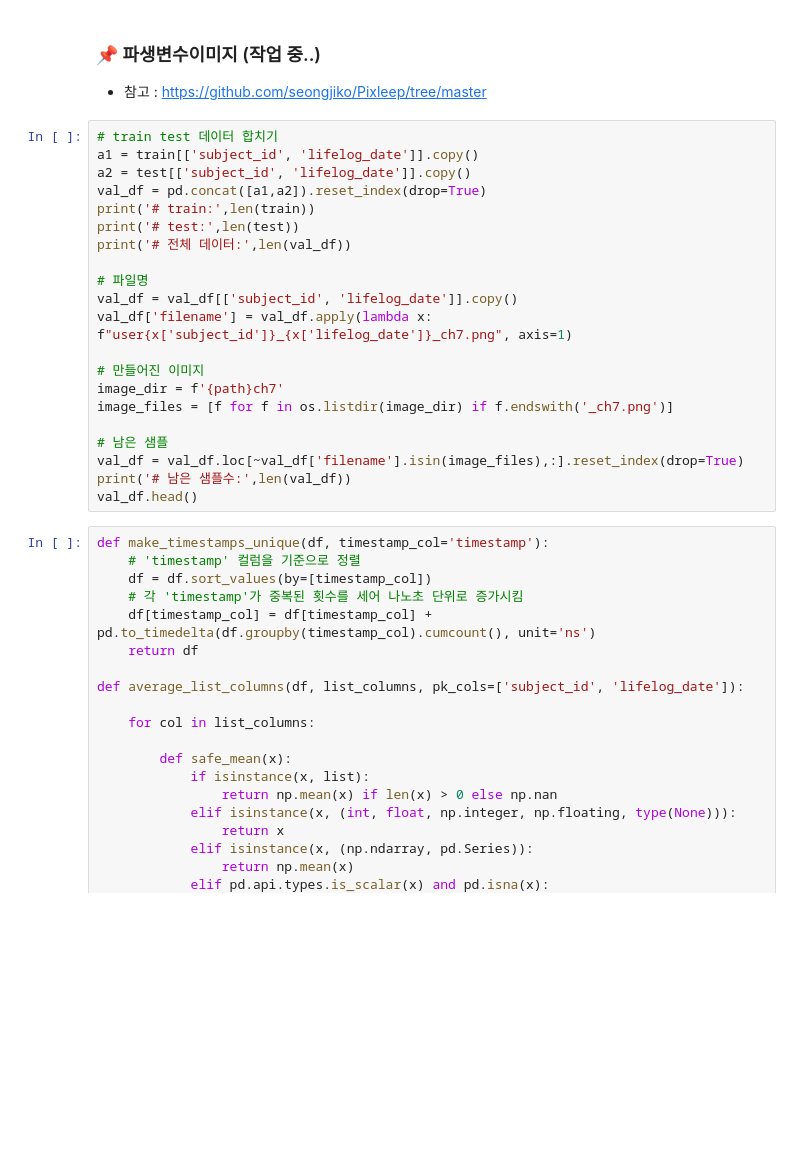
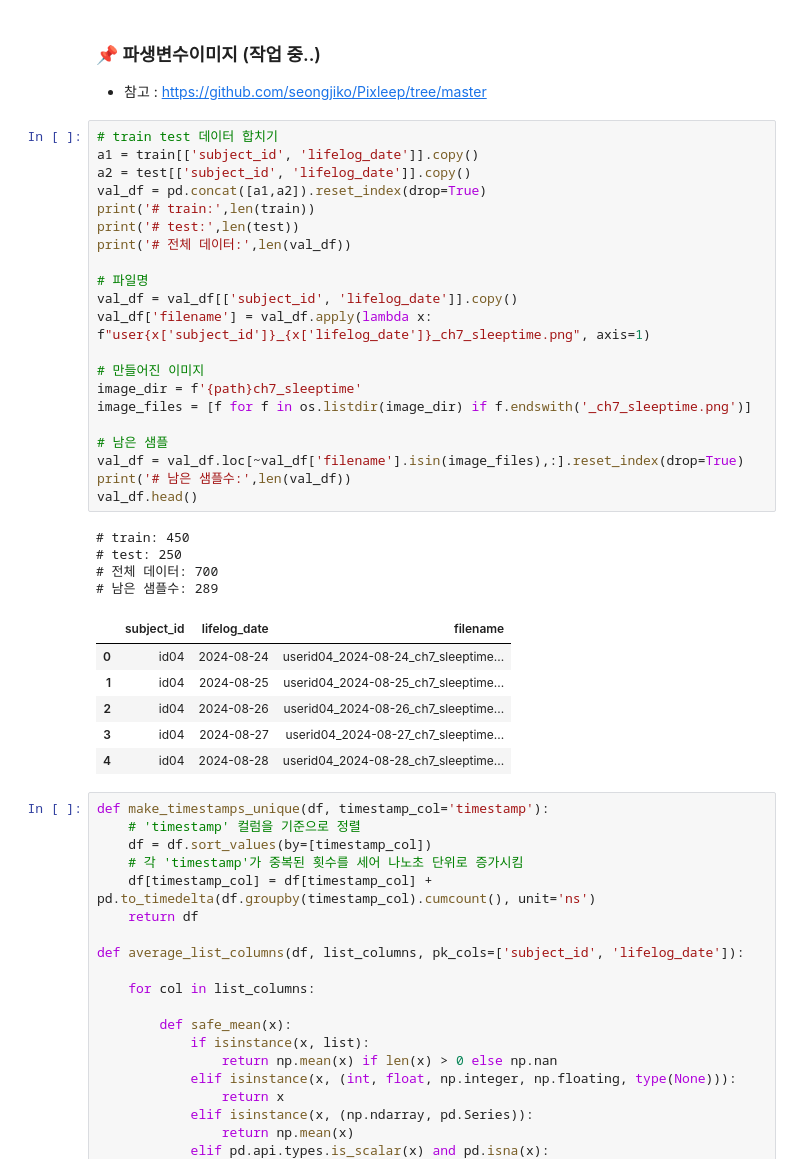
Before and after one commit to jacobgreen4477/The-4th-ETRI-AI-Human-Understanding-Competition, a Jupyter notebook: 이미지_실험2_v1_0_1.ipynb, the cells around one changed output. Cells and saved outputs as stored; diff of their text form; blank space fills up the shorter version.

```diff
--- a/이미지_실험2_v1_0_1.ipynb
+++ b/이미지_실험2_v1_0_1.ipynb
@@ -1708,24 +1726,35 @@ train.head(1)
 # %%
 # train test 데이터 합치기
 a1 = train[['subject_id', 'lifelog_date']].copy()
 a2 = test[['subject_id', 'lifelog_date']].copy()
 val_df = pd.concat([a1,a2]).reset_index(drop=True)
 print('# train:',len(train))
 print('# test:',len(test))
 print('# 전체 데이터:',len(val_df))
 
 # 파일명
 val_df = val_df[['subject_id', 'lifelog_date']].copy()
-val_df['filename'] = val_df.apply(lambda x: f"user{x['subject_id']}_{x['lifelog_date']}_ch7.png", axis=1)
+val_df['filename'] = val_df.apply(lambda x: f"user{x['subject_id']}_{x['lifelog_date']}_ch7_sleeptime.png", axis=1)
 
 # 만들어진 이미지
-image_dir = f'{path}ch7'
-image_files = [f for f in os.listdir(image_dir) if f.endswith('_ch7.png')]
+image_dir = f'{path}ch7_sleeptime'
+image_files = [f for f in os.listdir(image_dir) if f.endswith('_ch7_sleeptime.png')]
 
 # 남은 샘플
 val_df = val_df.loc[~val_df['filename'].isin(image_files),:].reset_index(drop=True)
 print('# 남은 샘플수:',len(val_df))
 val_df.head()
+# %% [output]
+# train: 450
+# test: 250
+# 전체 데이터: 700
+# 남은 샘플수: 289
+|  | subject_id | lifelog_date | filename |
+| 0 | id04 | 2024-08-24 | userid04_2024-08-24_ch7_sleeptime... |
+| 1 | id04 | 2024-08-25 | userid04_2024-08-25_ch7_sleeptime... |
+| 2 | id04 | 2024-08-26 | userid04_2024-08-26_ch7_sleeptime... |
+| 3 | id04 | 2024-08-27 | userid04_2024-08-27_ch7_sleeptime... |
+| 4 | id04 | 2024-08-28 | userid04_2024-08-28_ch7_sleeptime... |
 # %%
 def make_timestamps_unique(df, timestamp_col='timestamp'):
     # 'timestamp' 컬럼을 기준으로 정렬
```
Also changed, not shown: parts of 6 cells of this notebook.
